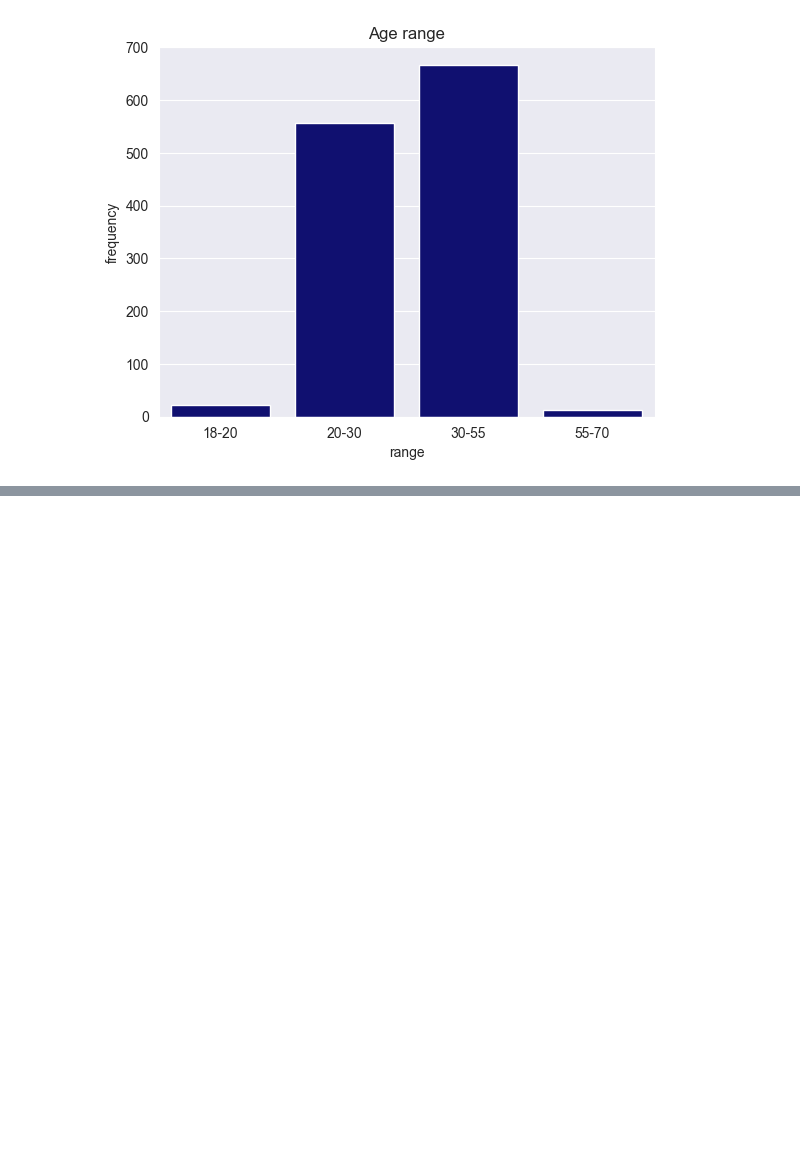
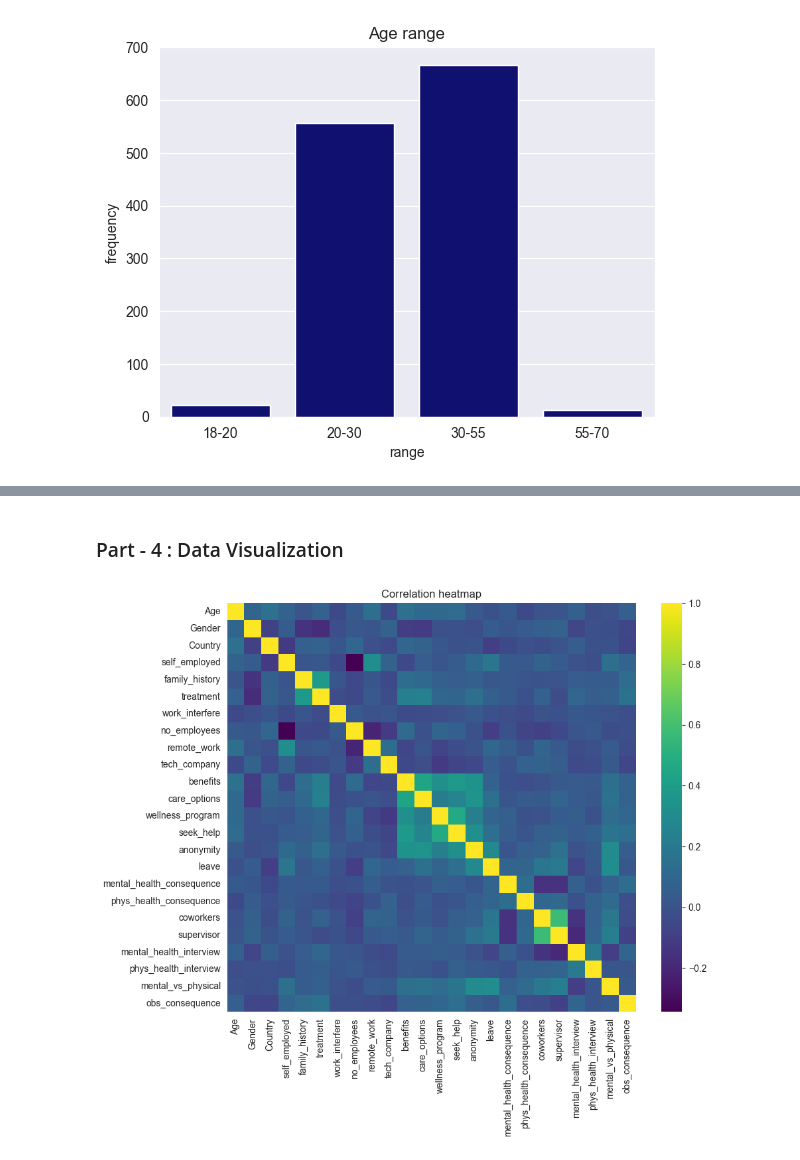
Before and after one commit to D0esN0tM1tter/data_mining_project, a Jupyter notebook: notebook.ipynb, the cells around one changed output, grey strips where cells are left out. Saved outputs shown, nothing was run; the diff lists cells and outputs as text; code cells hidden in the pictures; blank space fills up the shorter version.

```diff
--- a/notebook.ipynb
+++ b/notebook.ipynb
@@ -292,0 +335,4 @@ Name: count, dtype: int64
+# %%
+# It is practical to replace NaN by a more meaningful value :
+df['work_interfere'] = df['work_interfere'].replace(to_replace = 'NaN' , value = 'Uncertain')
+df['work_interfere'].value_counts()
@@ -292,0 +357,9 @@ Name: count, dtype: int64
+# %%
+# Creating a label encoder instance :
+le = LabelEncoder()
+
+# Applying the label encoder to all categorical columns :
+df[df.select_dtypes(include='object').columns] = df[df.select_dtypes(include='object').columns].apply(le.fit_transform)
+
+# Inspecting the resulting dataframe :
+df.head()
@@ -292,0 +374,12 @@ Name: count, dtype: int64
+# %% [markdown]
+### Part - 4 : Data Visualization
+# %%
+# Inspecting the correlation between all variables :
+corr = df.corr()
+# viuslizing it as a heatmap :
+plt.figure(figsize=(10 , 8))
+sns.heatmap(corr , cmap='viridis' , square=True)
+plt.title('Correlation heatmap')
+plt.show()
+# %% [output]
+[figure, added]
```
Also changed, not shown: parts of 20 cells of this notebook, 2 other files.
